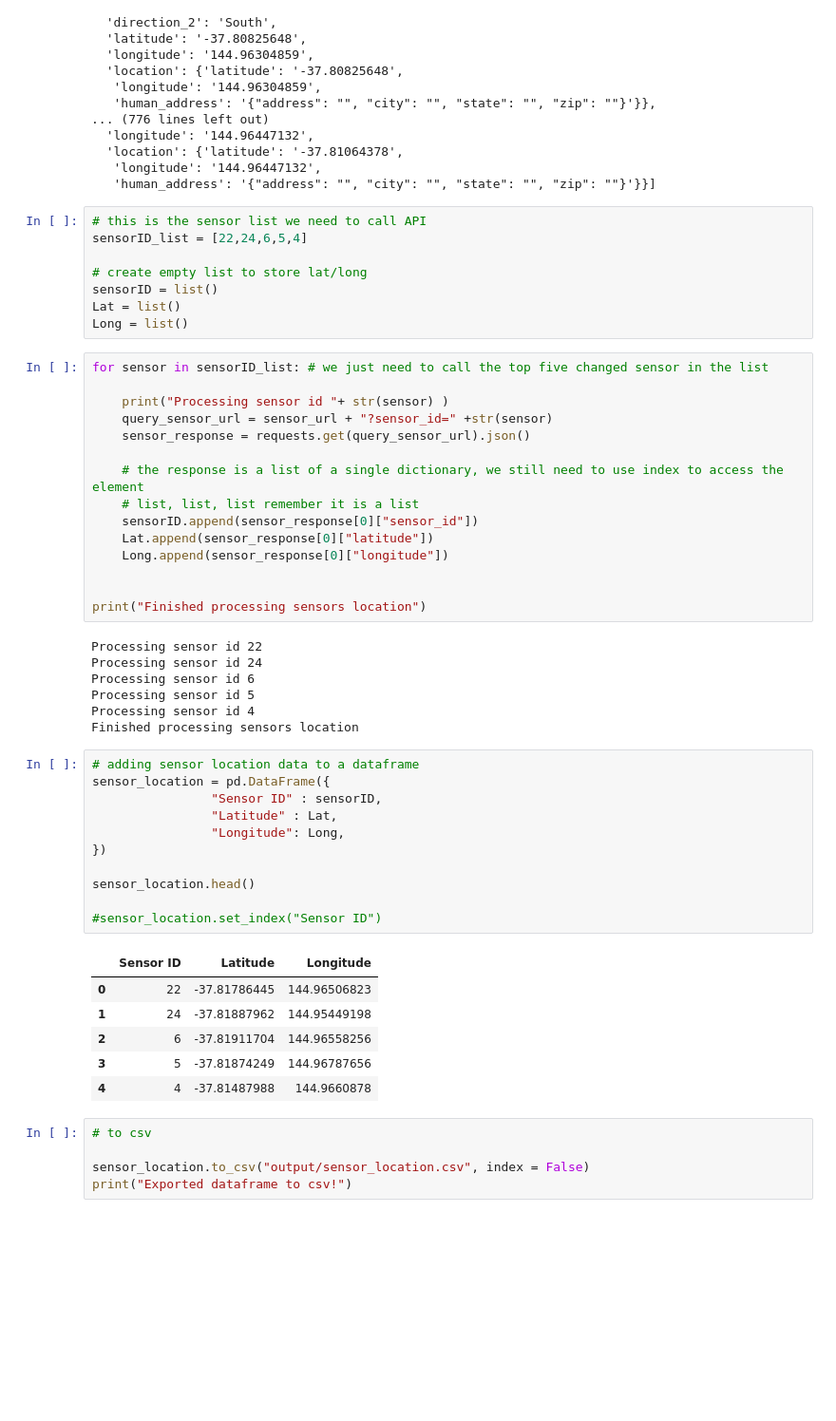
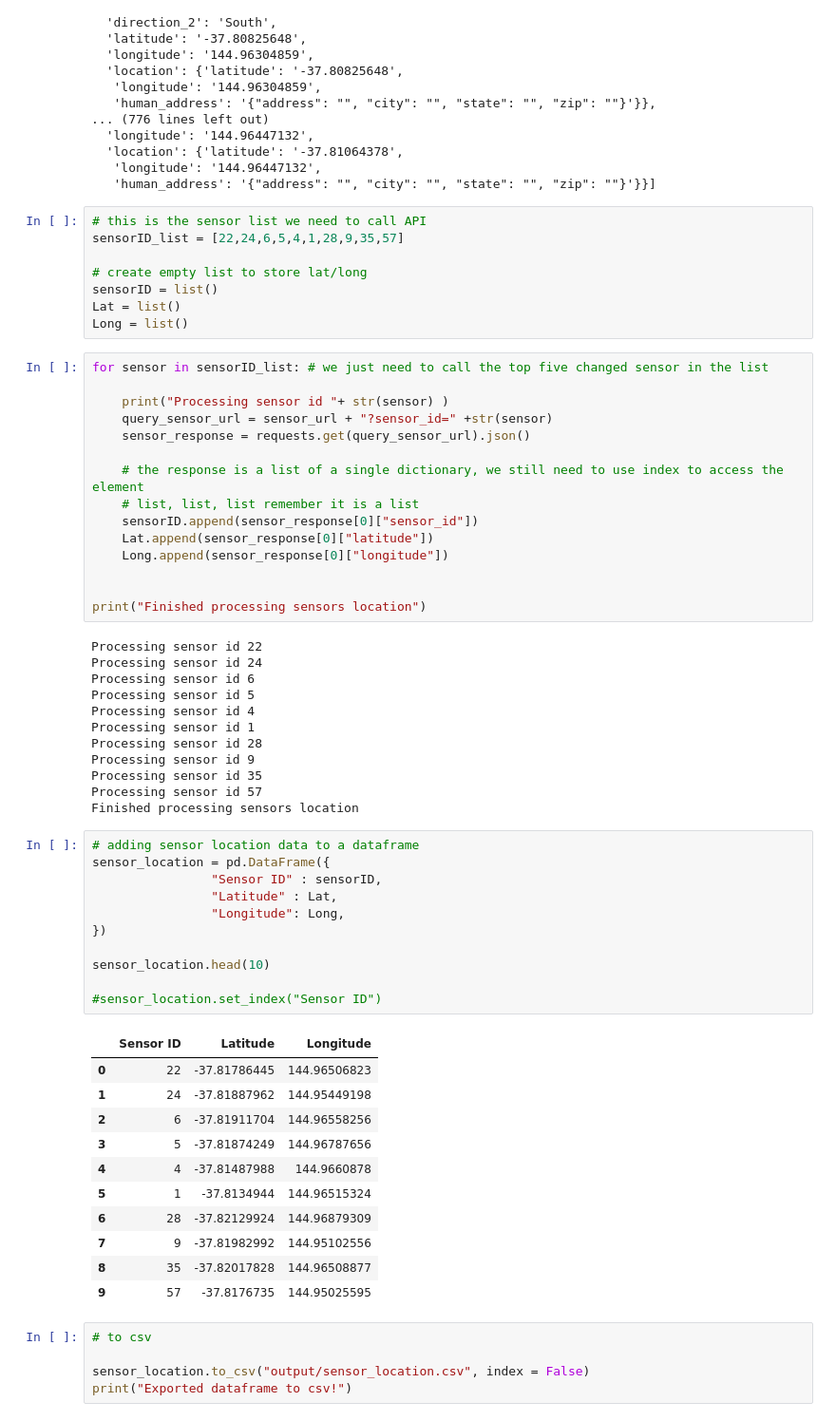
Before and after one commit to katshamai/Purple-Cats, a Jupyter notebook: Project_Ruo.ipynb, the cells around one changed output. Shown at 95% size. Saved outputs shown, nothing was run; the diff lists cells and outputs as text; blank space fills up the shorter version.

```diff
--- a/Project_Ruo.ipynb
+++ b/Project_Ruo.ipynb
@@ -836,7 +857,7 @@ test_sensor_response
    'human_address': '{"address": "", "city": "", "state": "", "zip": ""}'}}]
 # %%
 # this is the sensor list we need to call API
-sensorID_list = [22,24,6,5,4]
+sensorID_list = [22,24,6,5,4,1,28,9,35,57]
 
 # create empty list to store lat/long
 sensorID = list()
@@ -863,25 +884,35 @@ Processing sensor id 24
 Processing sensor id 6
 Processing sensor id 5
 Processing sensor id 4
+Processing sensor id 1
+Processing sensor id 28
+Processing sensor id 9
+Processing sensor id 35
+Processing sensor id 57
 Finished processing sensors location
 # %%
 # adding sensor location data to a dataframe
 sensor_location = pd.DataFrame({
                 "Sensor ID" : sensorID,
                 "Latitude" : Lat,
                 "Longitude": Long,
 })
 
-sensor_location.head()
+sensor_location.head(10)
 
 #sensor_location.set_index("Sensor ID")
 # %% [output]
 |  | Sensor ID | Latitude | Longitude |
 | 0 | 22 | -37.81786445 | 144.96506823 |
 | 1 | 24 | -37.81887962 | 144.95449198 |
 | 2 | 6 | -37.81911704 | 144.96558256 |
 | 3 | 5 | -37.81874249 | 144.96787656 |
 | 4 | 4 | -37.81487988 | 144.9660878 |
+| 5 | 1 | -37.8134944 | 144.96515324 |
+| 6 | 28 | -37.82129924 | 144.96879309 |
+| 7 | 9 | -37.81982992 | 144.95102556 |
+| 8 | 35 | -37.82017828 | 144.96508877 |
+| 9 | 57 | -37.8176735 | 144.95025595 |
 # %%
 # to csv
 
```
Also changed, not shown: parts of 10 cells of this notebook, 6 other files.
